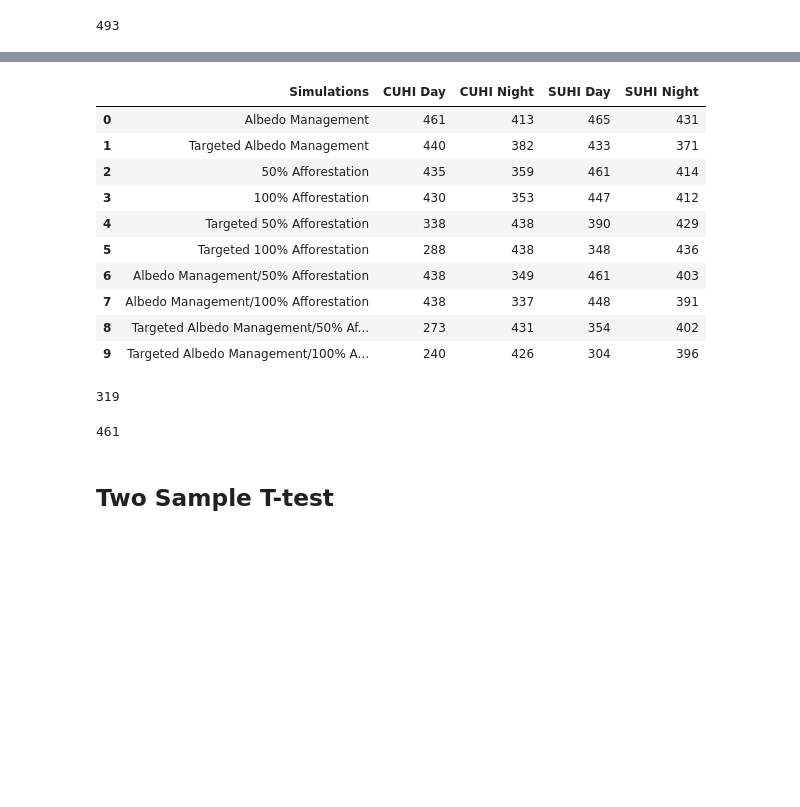
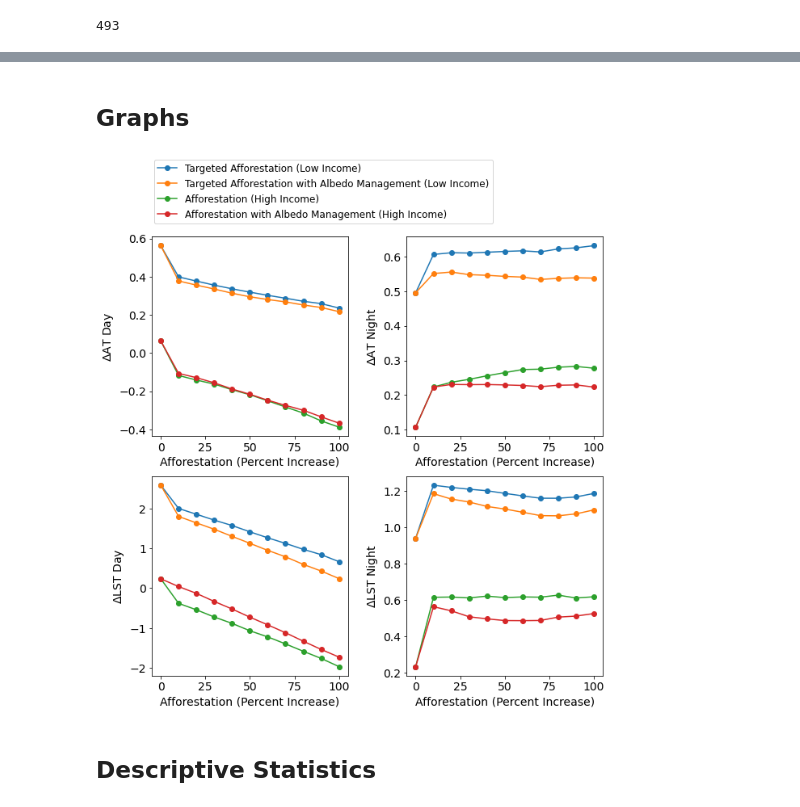
Before and after one commit to LeliaPlusPlus/TargetedHeatMitigation-ML, a Jupyter notebook: 6a-Simulations.ipynb, the cells around one changed output, grey strips where cells are left out. Saved outputs shown, nothing was run; the diff lists cells and outputs as text; code cells hidden in the pictures; blank space fills up the shorter version.

```diff
--- a/6a-Simulations.ipynb
+++ b/6a-Simulations.ipynb
@@ -523,8 +190,0 @@ q95th_gap
-# %%
-pval_df = pd.DataFrame({'Simulations': sims[1:]})
-for label in labels:
-    n_pvals = []
-    for i in range(1,len(sims)):
-        col = sims[i] + ' ' + label + ' pval'
-        n_pvals.append(len(final_result[final_result[col] < 0.05]))
-    pval_df[label] = n_pvals
@@ -545,32 +191,38 @@ pval_df
-# %%
-slope_df = pd.DataFrame({'Simulations': sims[1:]})
-for label in labels:
-    n_slopes = []
-    for i in range(1,len(sims)):
-        col = sims[i] + ' ' + label + ' Slope'
-        n_slopes.append(len(final_result[final_result[col] < 0]))
-    slope_df[label] = n_slopes
-# %%
-slope_df
-# %% [output]
-|  | Simulations | CUHI Day | CUHI Night | SUHI Day | SUHI Night |
-| 0 | Albedo Management | 461 | 413 | 465 | 431 |
-| 1 | Targeted Albedo Management | 440 | 382 | 433 | 371 |
-| 2 | 50% Afforestation | 435 | 359 | 461 | 414 |
-| 3 | 100% Afforestation | 430 | 353 | 447 | 412 |
-| 4 | Targeted 50% Afforestation | 338 | 438 | 390 | 429 |
-| 5 | Targeted 100% Afforestation | 288 | 438 | 348 | 436 |
-| 6 | Albedo Management/50% Afforestation | 438 | 349 | 461 | 403 |
-| 7 | Albedo Management/100% Afforestation | 438 | 337 | 448 | 391 |
-| 8 | Targeted Albedo Management/50% Af... | 273 | 431 | 354 | 402 |
-| 9 | Targeted Albedo Management/100% A... | 240 | 426 | 304 | 396 |
-# %%
-len(final_result[final_result['Albedo Management CUHI Day pval'] < 0.05])
-# %% [output]
-319
-# %%
-len(final_result[final_result['Albedo Management CUHI Day Slope'] < 0])
-# %% [output]
-461
-# %% [markdown]
-## Two Sample T-test
+# %% [markdown]
+## Graphs
+# %%
+plt.rcParams.update({'font.size': 14}) # Set font size
+nrows, cols = 2, 2
+fig, axes = plt.subplots(nrows, cols, figsize=(10,10))
+targets = ['$\\Delta$AT Day', '$\\Delta$AT Night', '$\\Delta$LST Day', '$\\Delta$LST Night']
+
+for k, ax in enumerate(axes.flatten()):
+
+    a_25  = ['Baseline {} (25th %tile)'.format(targets[k])] + ['{}% Afforestation {} (25th %tile)'.format(a, t) for a, t in zip(list(range(10,100+10,10)), [targets[k]] * 10) ]
+    ta_25 = ['Baseline {} (25th %tile)'.format(targets[k])] + ['Targeted {}% Afforestation {} (25th %tile)'.format(a, t) for a, t in zip(list(range(10,100+10,10)), [targets[k]] * 10) ]
+    a_am_25  = ['Baseline {} (25th %tile)'.format(targets[k])] + ['Albedo Management/{}% Afforestation {} (25th %tile)'.format(a, t) for a, t in zip(list(range(10,100+10,10)), [targets[k]] * 10) ]
+    ta_am_25 = ['Baseline {} (25th %tile)'.format(targets[k])] + ['Targeted Albedo Management/{}% Afforestation {} (25th %tile)'.format(a, t) for a, t in zip(list(range(10,100+10,10)), [targets[k]] * 10) ]
+
+    a_75  = ['Baseline {} (75th %tile)'.format(targets[k])] + ['{}% Afforestation {} (75th %tile)'.format(a, t) for a, t in zip(list(range(10,100+10,10)), [targets[k]] * 10) ]
+    ta_75 = ['Baseline {} (75th %tile)'.format(targets[k])] + ['Targeted {}% Afforestation {} (75th %tile)'.format(a, t) for a, t in zip(list(range(10,100+10,10)), [targets[k]] * 10) ]
+    a_am_75  = ['Baseline {} (75th %tile)'.format(targets[k])] + ['Albedo Management/{}% Afforestation {} (75th %tile)'.format(a, t) for a, t in zip(list(range(10,100+10,10)), [targets[k]] * 10) ]
+    ta_am_75 = ['Baseline {} (75th %tile)'.format(targets[k])] + ['Targeted Albedo Management/{}% Afforestation {} (75th %tile)'.format(a, t) for a, t in zip(list(range(10,100+10,10)), [targets[k]] * 10) ]
+
+
+    ax.plot(list(range(0,100+10,10)), [final_result[col].mean() for col in ta_25], marker='o', linestyle='-', label='Targeted Afforestation (Low Income)')
+    ax.plot(list(range(0,100+10,10)), [final_result[col].mean() for col in ta_am_25], marker='o', linestyle='-', label='Targeted Afforestation with Albedo Management (Low Income)')
+
+    ax.plot(list(range(0,100+10,10)), [final_result[col].mean() for col in a_75], marker='o', linestyle='-', label='Afforestation (High Income)')
+    ax.plot(list(range(0,100+10,10)), [final_result[col].mean() for col in a_am_75], marker='o', linestyle='-', label='Afforestation with Albedo Management (High Income)')
+    #ax.axhline(y=final_result['Targeted 10% Afforestation {} (75th %tile)'.format(targets[k])].mean(), color='r', linestyle='--', linewidth=2, label='Targeted Strategies (High Income)')
+
+    ax.set_xlabel('Afforestation (Percent Increase)')
+    ax.set_ylabel(targets[k])
+axes[0,0].legend(bbox_to_anchor=(0.875,1.225), loc='center', fontsize=12)
+plt.subplots_adjust(wspace=0.3)
+plt.savefig('graphs/simulations/income_sim_increment_comparison.jpg', bbox_inches='tight', dpi=1000)
+plt.savefig('graphs/simulations/income_sim_increment_comparison.pdf', bbox_inches='tight', dpi=1000)
+# %% [output]
+[figure, added]
+# %% [markdown]
+## Descriptive Statistics
```
Also changed, not shown: parts of 99 cells of this notebook, 1 other file.
